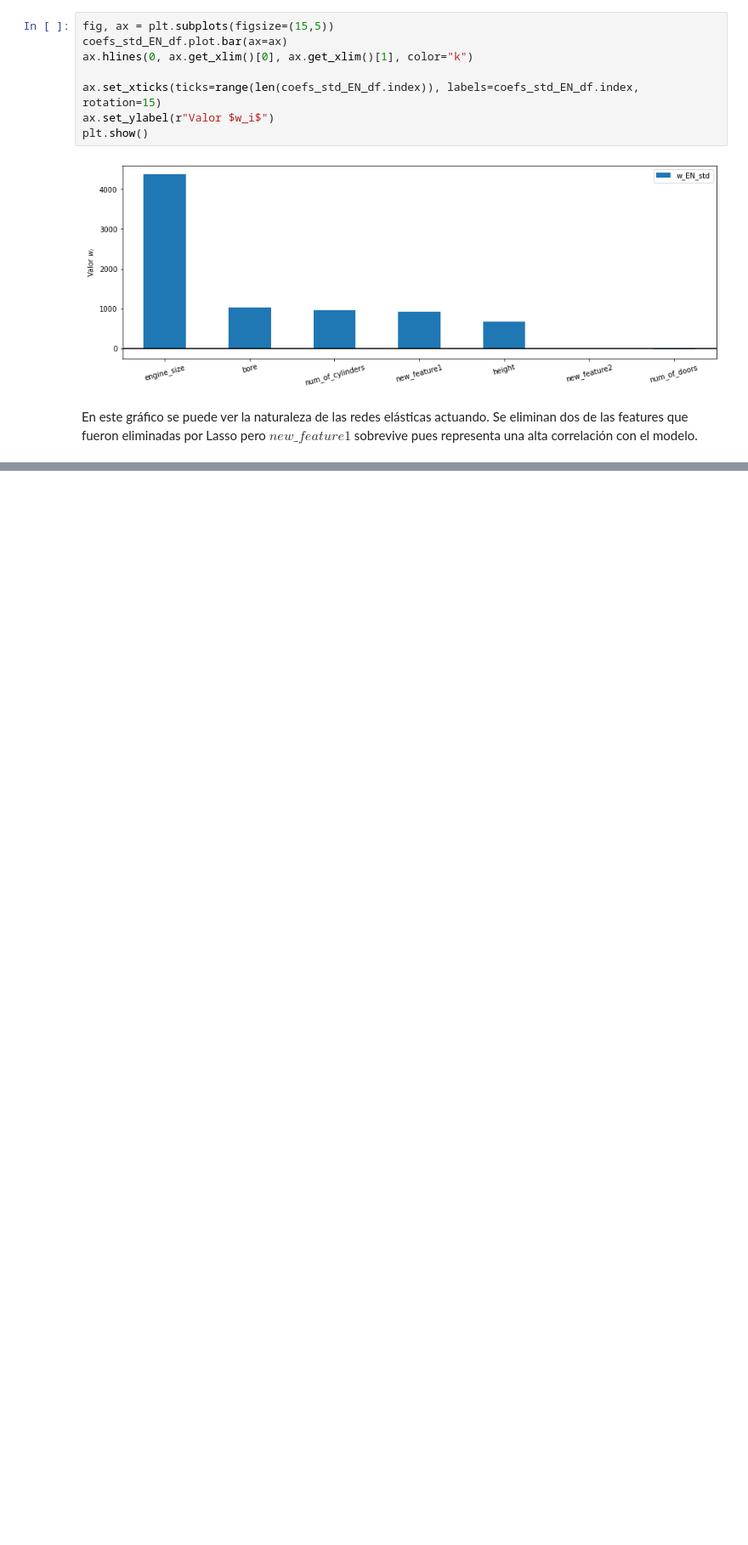
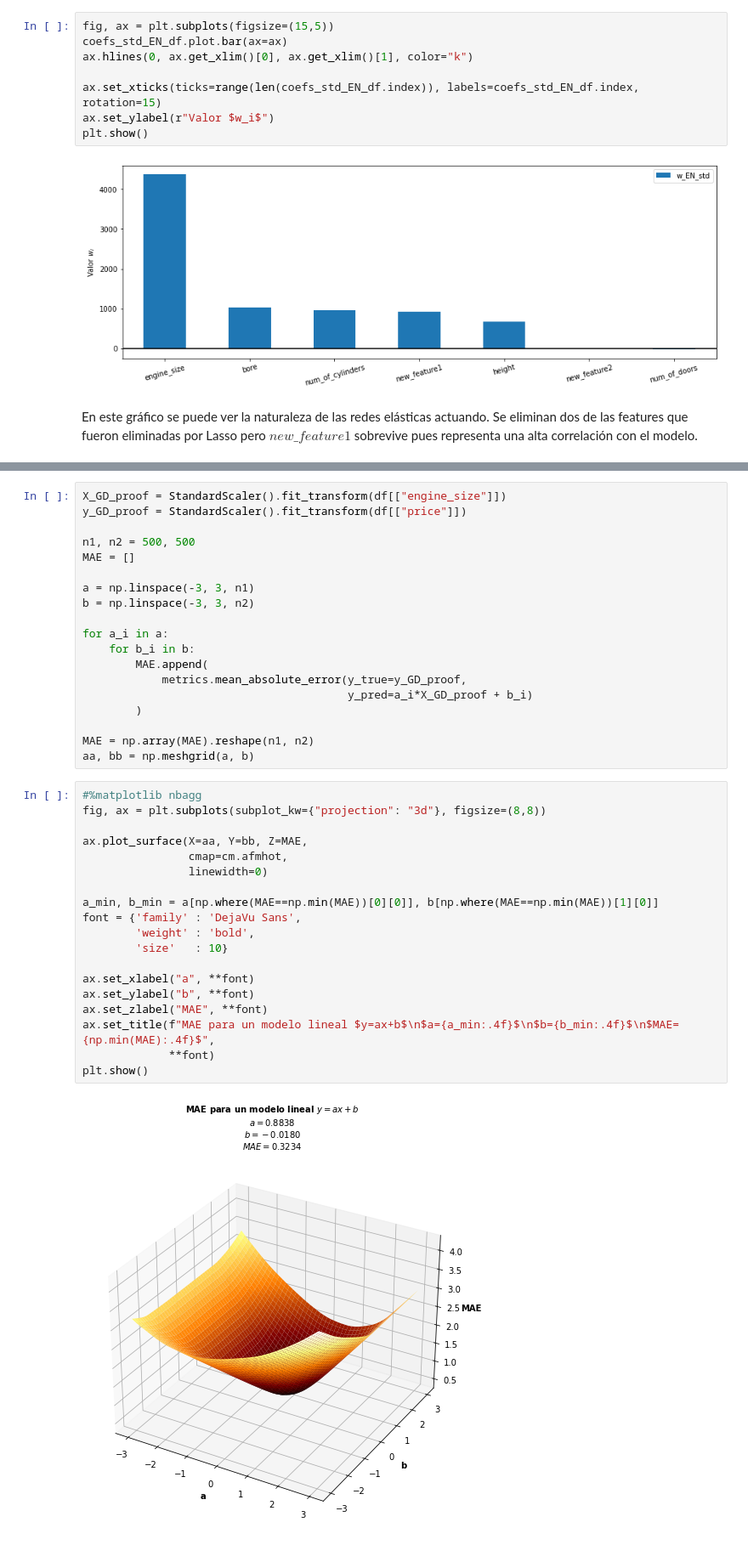
Before and after one commit to hplbrayan/Un-curso-de-Machine-Learning, a Jupyter notebook: 07_ML_Modelos_de_Regresion/N1_Linear_Models.ipynb, the cells around one changed output, grey strips where cells are left out. Shown at 85% size. Saved outputs shown, nothing was run; the diff lists cells and outputs as text; blank space fills up the shorter version.

```diff
--- a/07_ML_Modelos_de_Regresion/N1_Linear_Models.ipynb
+++ b/07_ML_Modelos_de_Regresion/N1_Linear_Models.ipynb
@@ -864,0 +881,40 @@ Algunas lecturas recomendadas sobre estos modelos y sus características a conti
+# %%
+X_GD_proof = StandardScaler().fit_transform(df[["engine_size"]])
+y_GD_proof = StandardScaler().fit_transform(df[["price"]])
+
+n1, n2 = 500, 500
+MAE = []
+
+a = np.linspace(-3, 3, n1)
+b = np.linspace(-3, 3, n2)
+
+for a_i in a:
+    for b_i in b:
+        MAE.append(
+            metrics.mean_absolute_error(y_true=y_GD_proof,
+                                        y_pred=a_i*X_GD_proof + b_i)
+        )
+
+MAE = np.array(MAE).reshape(n1, n2)
+aa, bb = np.meshgrid(a, b)
+# %%
+#%matplotlib nbagg
+fig, ax = plt.subplots(subplot_kw={"projection": "3d"}, figsize=(8,8))
+
+ax.plot_surface(X=aa, Y=bb, Z=MAE,
+                cmap=cm.afmhot,
+                linewidth=0)
+
+a_min, b_min = a[np.where(MAE==np.min(MAE))[0][0]], b[np.where(MAE==np.min(MAE))[1][0]]
+font = {'family' : 'DejaVu Sans',
+        'weight' : 'bold',
+        'size'   : 10}
+
+ax.set_xlabel("a", **font)
+ax.set_ylabel("b", **font)
+ax.set_zlabel("MAE", **font)
+ax.set_title(f"MAE para un modelo lineal $y=ax+b$\n$a={a_min:.4f}$\n$b={b_min:.4f}$\n$MAE={np.min(MAE):.4f}$",
+             **font)
+plt.show()
+# %% [output]
+[figure, added]
```
Also changed, not shown: parts of 5 cells of this notebook.
